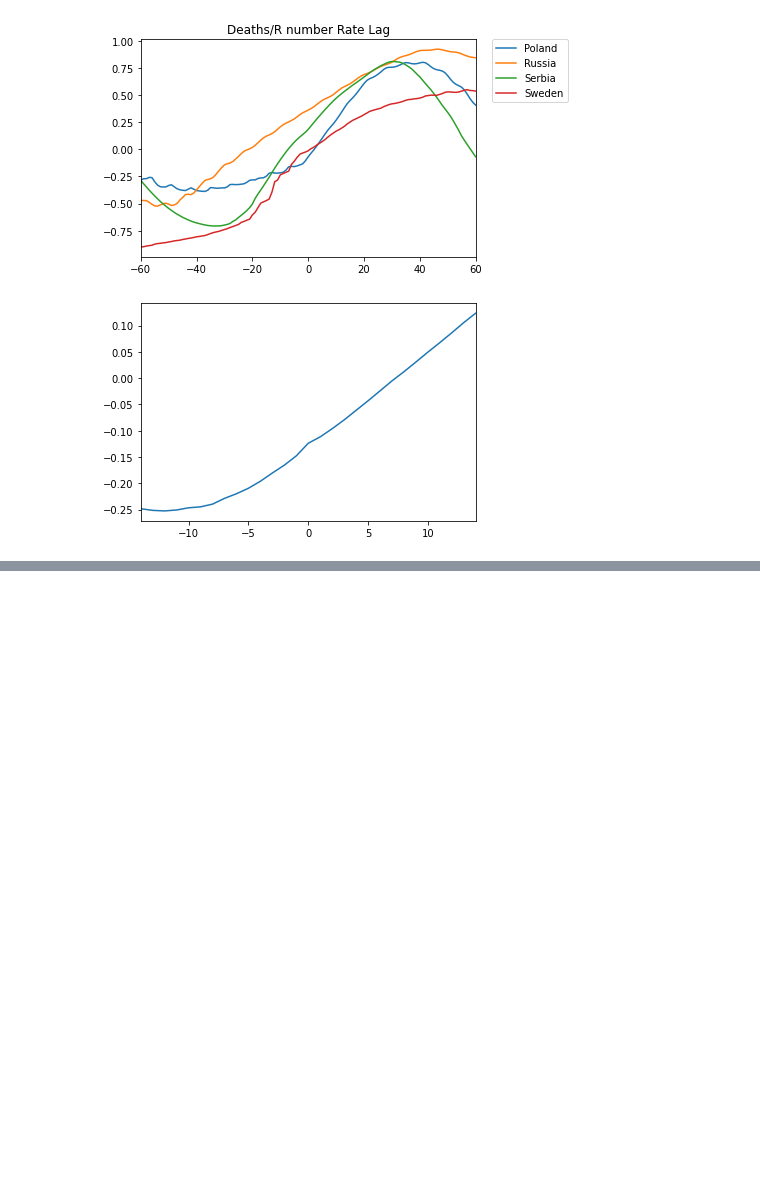
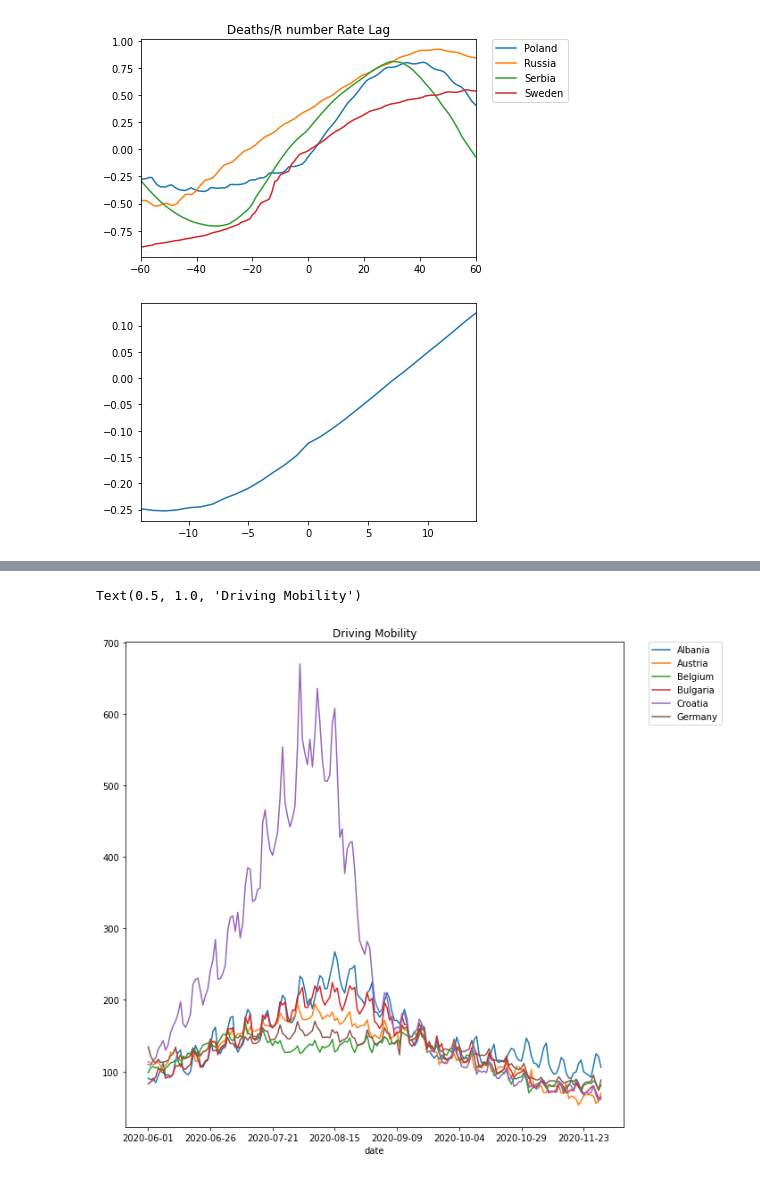
Before and after one commit to stefan-stein/Citadel-Datathon-2021, a Jupyter notebook: Charlotte - Lag.ipynb, the cells around one changed output, grey strips where cells are left out. Saved outputs shown, nothing was run; the diff lists cells and outputs as text; code cells hidden in the pictures; blank space fills up the shorter version.

```diff
--- a/Charlotte - Lag.ipynb
+++ b/Charlotte - Lag.ipynb
@@ -249,0 +320,9 @@ plt.xlim(-max_lag,max_lag)
+# %%
+driving_df = europe_driving_df.driving
+driving_df = driving_df.unstack()
+driving_df.plot(figsize=(10,10))
+plt.legend(bbox_to_anchor=(1.05, 1), loc=2, borderaxespad=0.)
+plt.title("Driving Mobility")
+# %% [output]
+Text(0.5, 1.0, 'Driving Mobility')
+[figure, added]
```
Also changed, not shown: parts of 10 cells of this notebook.
